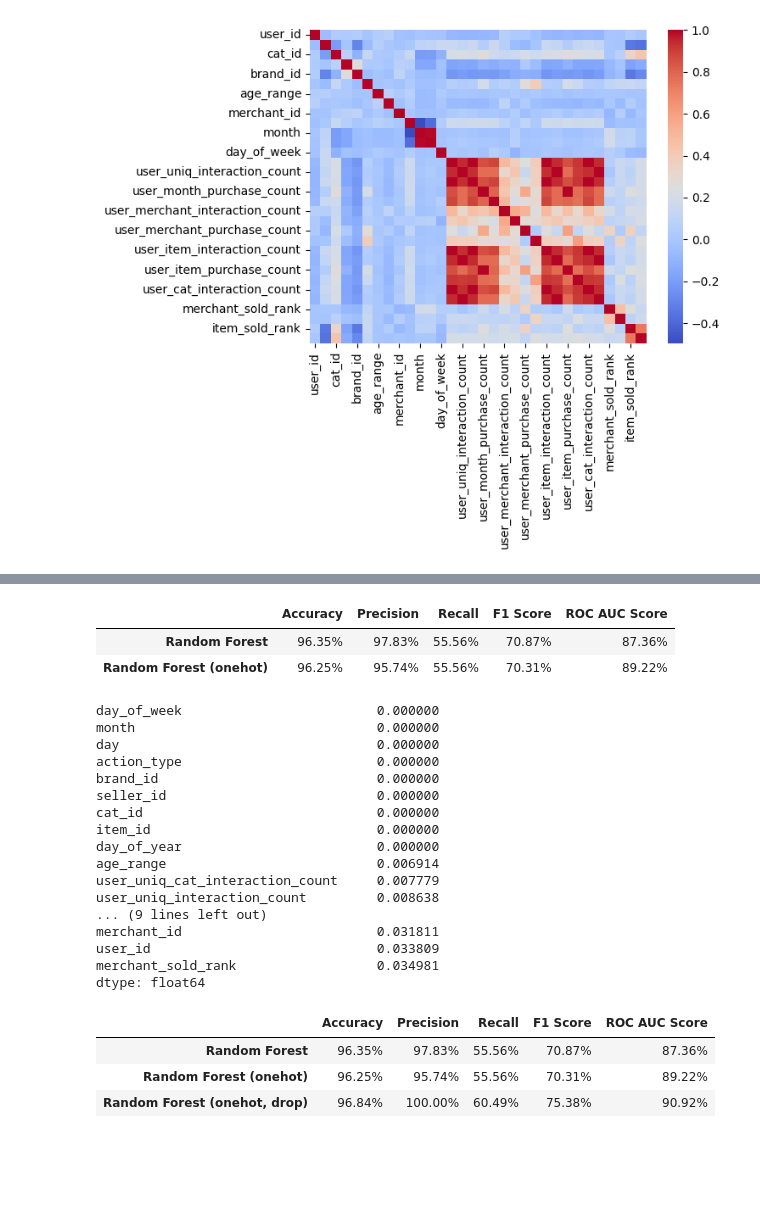
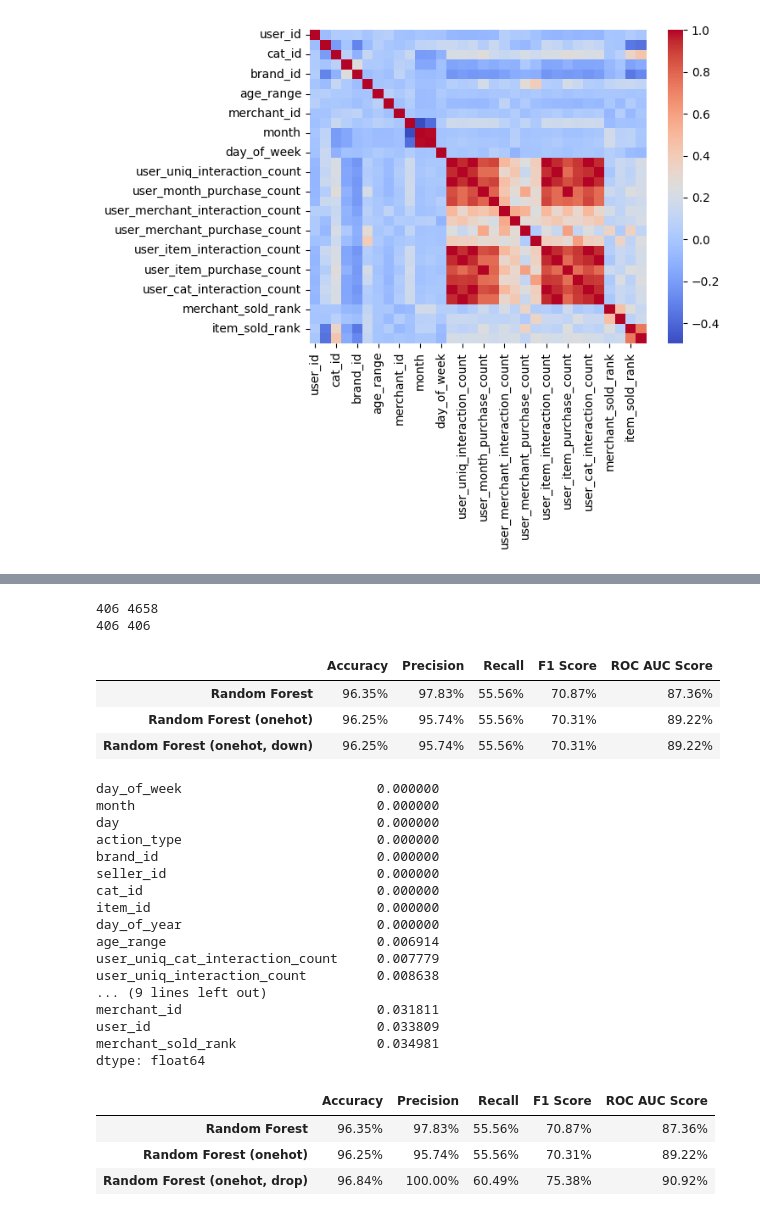
Before and after one commit to satyam04sharma/CECS550_FinalProject, a Jupyter notebook: CECS550_PR_Final_Project.ipynb, the cells around one changed output, grey strips where cells are left out. Cells and saved outputs as stored; diff of their text form; code cells hidden in the pictures; blank space fills up the shorter version.

```diff
--- a/CECS550_PR_Final_Project.ipynb
+++ b/CECS550_PR_Final_Project.ipynb
@@ -453,8 +456,13 @@ def reduce_data(data, onehot=[], drop=[]):
     y = data_reduced['label']
     return X, y
 
-def evaluate(model, data, onehot=[], drop=[], name=None, stratify=True, pred_func=None, proba_func=None):
+def evaluate(model, data, onehot=[], drop=[], name=None, stratify=True, pred_func=None, proba_func=None, downsample=False):
     X, y = reduce_data(data, onehot, drop)
+
+    if downsample:
+        to_sample = min(data[data['label'] == 1].shape[0], data[data['label'] == 0].shape[0])
+        data = pd.concat([data[data['label'] == 1].sample(to_sample), data[data['label'] == 0].sample(to_sample)])
+    #print(len(data[data['label'] == 1]), len(data[data['label'] == 0]))
 
     # Random state is column-invariant
     # We stratify because only 6% of all recorded actions do result in a sale!
@@ -585,29 +601,33 @@ dtype: float64
 # %%
 onehots = ['user_id', 'item_id', 'cat_id', 'seller_id', 'brand_id', 'merchant_id', 'action_type', 'age_range', 'day', 'month', 'day_of_year', 'day_of_week']
 rfor_onehot = evaluate(RandomForestClassifier(random_state=0), merged_df, onehot=onehots, name="Random Forest (onehot)")
-display_evaluation(rfor, rfor_onehot, show_plots=False)
+rfor_onehot_downsample = evaluate(RandomForestClassifier(random_state=0), merged_df, onehot=onehots, name="Random Forest (onehot, down)", downsample=True)
+display_evaluation(rfor, rfor_onehot, rfor_onehot_downsample, show_plots=False)
 display_importance(rfor_onehot, onehot=onehots, limit=0)
 # %% [output]
+406 4658
+406 406
 |  | Accuracy | Precision | Recall | F1 Score | ROC AUC Score |
 | Random Forest | 96.35% | 97.83% | 55.56% | 70.87% | 87.36% |
 | Random Forest (onehot) | 96.25% | 95.74% | 55.56% | 70.31% | 89.22% |
+| Random Forest (onehot, down) | 96.25% | 95.74% | 55.56% | 70.31% | 89.22% |
-day_of_week                         0.000000
-month                               0.000000
-day                                 0.000000
-action_type                         0.000000
-brand_id                            0.000000
-seller_id                           0.000000
-cat_id                              0.000000
-item_id                             0.000000
-day_of_year                         0.000000
-age_range                           0.006914
-user_uniq_cat_interaction_count     0.007779
-user_uniq_interaction_count         0.008638
-... (9 lines left out)
-merchant_id                         0.031811
-user_id                             0.033809
-merchant_sold_rank                  0.034981
-dtype: float64
+day_of_week                         0.000000
+month                               0.000000
+day                                 0.000000
+action_type                         0.000000
+brand_id                            0.000000
+seller_id                           0.000000
+cat_id                              0.000000
+item_id                             0.000000
+day_of_year                         0.000000
+age_range                           0.006914
+user_uniq_cat_interaction_count     0.007779
+user_uniq_interaction_count         0.008638
+... (9 lines left out)
+merchant_id                         0.031811
+user_id                             0.033809
+merchant_sold_rank                  0.034981
+dtype: float64
 # %%
 to_drop = ["day_of_week", "month", "day", "action_type", "brand_id", "seller_id", "cat_id", "item_id", "day_of_year"]
 onehots = ["merchant_id", "user_id", "age_range"]
```
Also changed, not shown: parts of 6 cells of this notebook.
